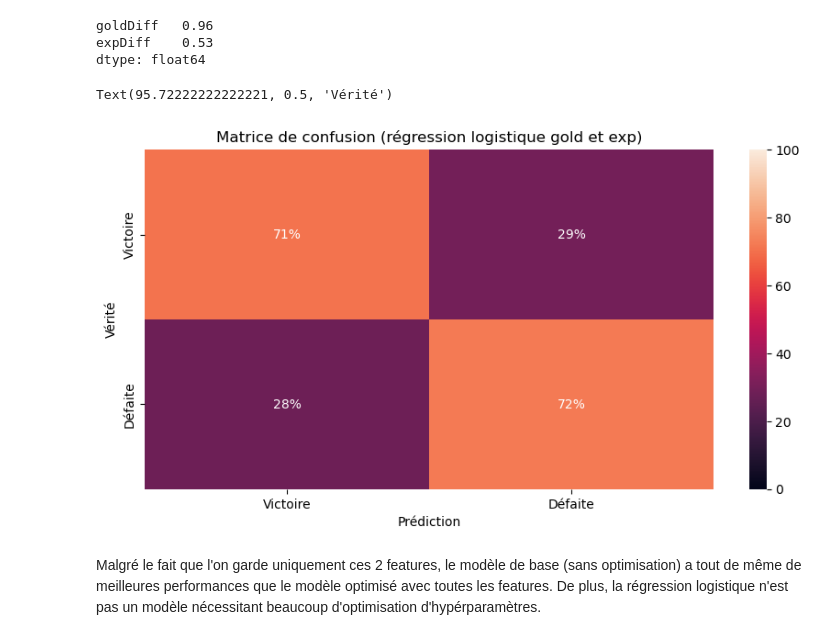
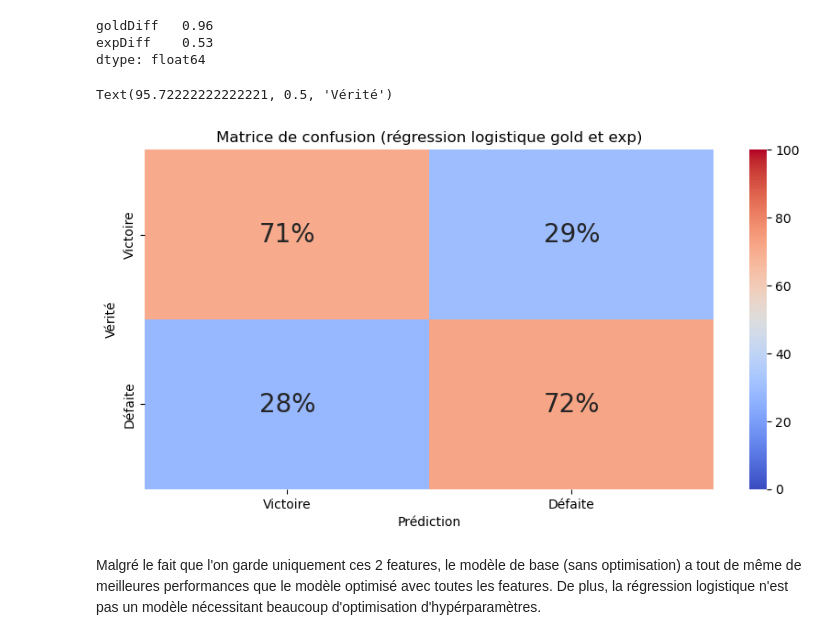
Before and after one commit to aarensberg/LeagueOfLegends-SoloQ-Predictions, a Jupyter notebook: analyses.ipynb, the cells around one changed output. Cells and saved outputs as stored; diff of their text form; code cells hidden in the pictures.

```diff
--- a/analyses.ipynb
+++ b/analyses.ipynb
@@ -975,24 +987,26 @@ dtype: float64
 # %%
 plt.figure()
 
 sns.heatmap(
     (confusion_matrix(y_test_gold_exp, logistic_gold_exp_model.predict(X_test_gold_exp_scaled), normalize='true'))*100,
     vmin=0,
     vmax=100,
     annot=True,
+    annot_kws={'fontsize': 20},
     xticklabels=['Victoire', 'Défaite'],
-    yticklabels=['Victoire', 'Défaite']
+    yticklabels=['Victoire', 'Défaite'],
+    cmap='coolwarm'
 )
 
 for i, text in enumerate(plt.gca().texts):
     text.set_text(f"{text.get_text()}%")
 
 plt.title('Matrice de confusion (régression logistique gold et exp)')
 plt.xlabel('Prédiction')
 plt.ylabel('Vérité')
 # %% [output]
 Text(95.72222222222221, 0.5, 'Vérité')
-[figure, old version]
+[figure, new version]
 # %% [markdown]
 Malgré le fait que l'on garde uniquement ces 2 features, le modèle de base (sans optimisation) a tout de même de meilleures performances que le modèle optimisé avec toutes les features. De plus, la régression logistique n'est pas un modèle nécessitant beaucoup d'optimisation d'hypérparamètres.
 # %% [markdown]
```
Also changed, not shown: parts of 8 cells of this notebook.
